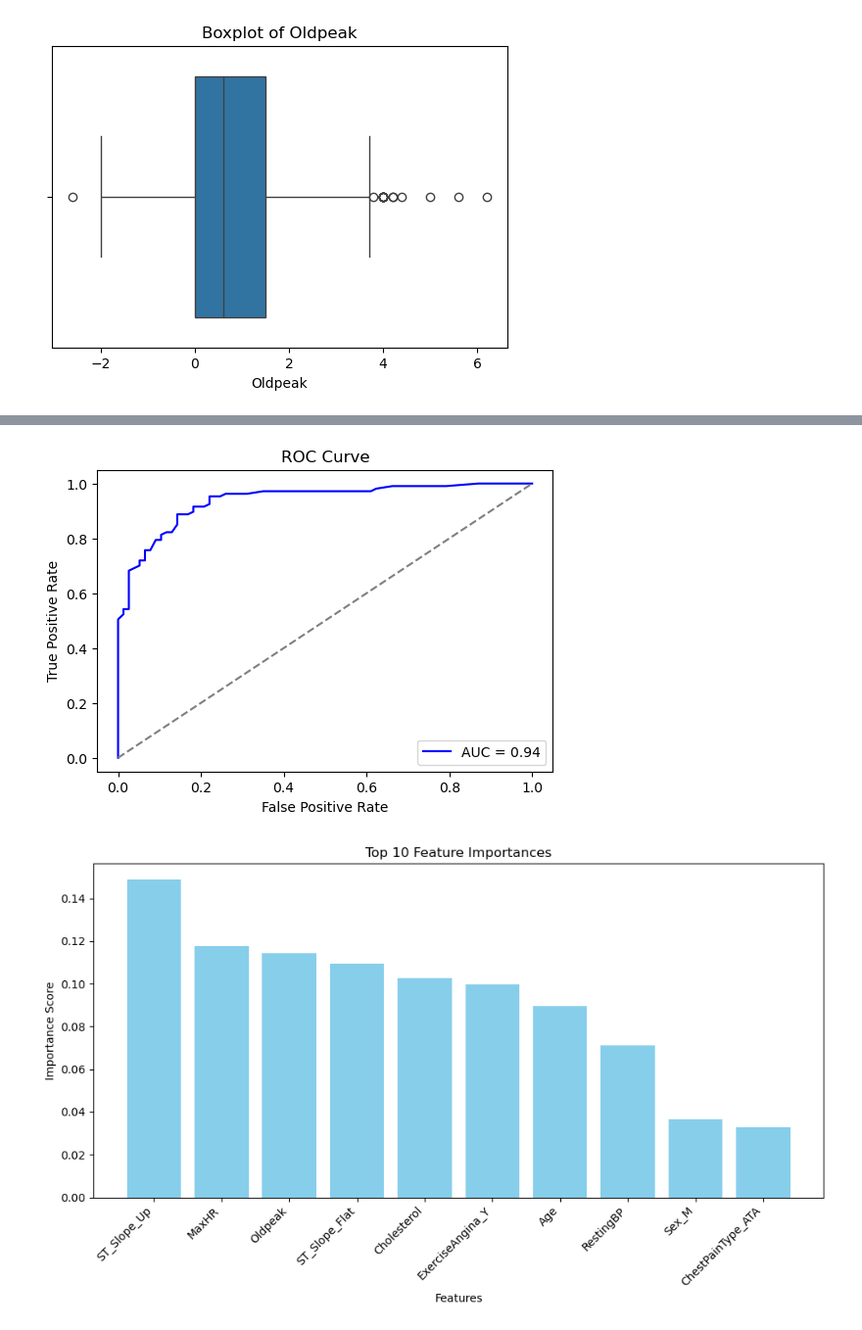
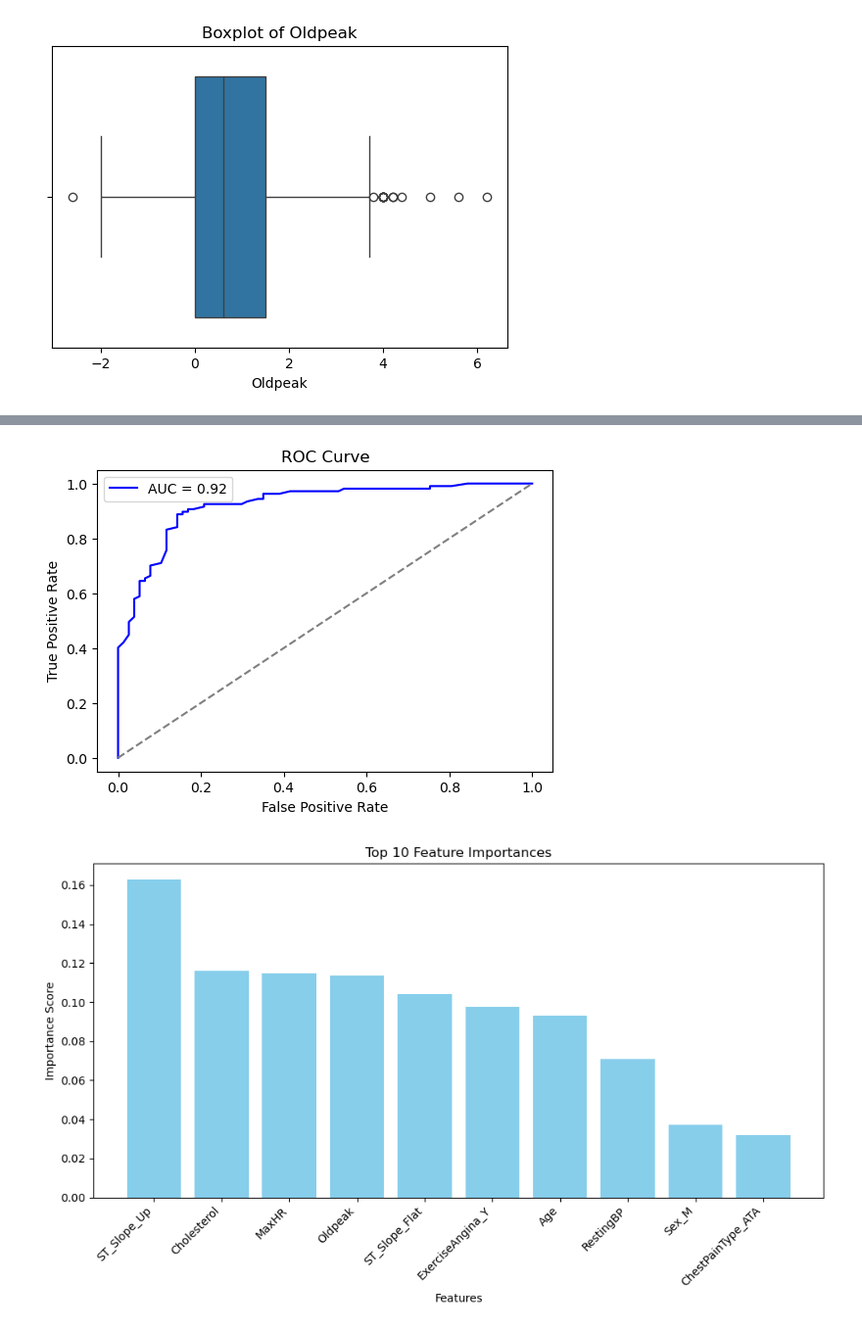
Before and after one commit to Chazgrey/Heart_Failure_prediction, a Jupyter notebook: HeartFailure.ipynb, the cells around one changed output, grey strips where cells are left out. Shown at 98% size. Saved outputs shown, nothing was run; the diff lists cells and outputs as text; code cells hidden in the pictures.

Commit message:
Refactor pipeline to use raw data and update Streamlit app

```diff
--- a/HeartFailure.ipynb
+++ b/HeartFailure.ipynb
@@ -163,20 +163,21 @@ scaler = StandardScaler()
 df_encoded[numerical_cols] = scaler.fit_transform(df_encoded[numerical_cols])
 # %%
 #Train - Test Split
-X = df_encoded.drop("HeartDisease", axis=1)
-y = df_encoded["HeartDisease"]
+X = df.drop("HeartDisease", axis=1)
+y = df["HeartDisease"]
 X_train, X_test, y_train, y_test = train_test_split(X, y, test_size=0.2, random_state=42)
 # %%
 # Preprocessing with ColumnTransformer
 preprocessor = ColumnTransformer(
     transformers=[
         ("num", StandardScaler(), numerical_cols),
-        ("cat", OneHotEncoder(drop="first"), categorical_cols)
+        ("cat", OneHotEncoder(drop="first", handle_unknown="ignore"), categorical_cols)
     ]
 )
 # %%
 # Build  Pipeline with RandomForestClassifier
 pipeline = Pipeline(steps=[
+    ("preprocessor", preprocessor),
     ("classifier", RandomForestClassifier(random_state=42))
 ])
 # %%
@@ -234,26 +235,39 @@ plt.title("ROC Curve")
 plt.legend()
 plt.show()
 # %% [output]
-[figure, old version]
+[figure, new version]
 # %%
 # Feature Importance
-# Get feature names from the encoded dataframe
-feature_names = X.columns
+# Get feature names from the preprocessor
+preprocessor = pipeline.named_steps['preprocessor']
+
+# Get categorical feature names from OneHotEncoder
+cat_encoder = preprocessor.named_transformers_['cat']
+cat_features = cat_encoder.get_feature_names_out(categorical_cols)
+
+# Numerical features (unchanged names)
+num_features = np.array(numerical_cols)
+
+# Combine them
+feature_names = np.concatenate([num_features, cat_features])
+
+# Get importances
 importances = pipeline.named_steps['classifier'].feature_importances_
 
 # Sort features by importance
 indices = np.argsort(importances)[::-1]
-# plot the top 10 features
+
+# Plot top 10
 plt.figure(figsize=(10,6))
 plt.bar(range(10), importances[indices[:10]], align="center", color="skyblue")
 plt.xticks(range(10), [feature_names[i] for i in indices[:10]], rotation=45, ha="right")
 plt.title("Top 10 Feature Importances")
 plt.xlabel("Features")
 plt.ylabel("Importance Score")
 plt.tight_layout()
 plt.show()
 # %% [output]
-[figure, old version]
+[figure, new version]
 # %%
 from sklearn.inspection import permutation_importance
 
```
Also changed, not shown: parts of 6 cells of this notebook, 1 other file.
